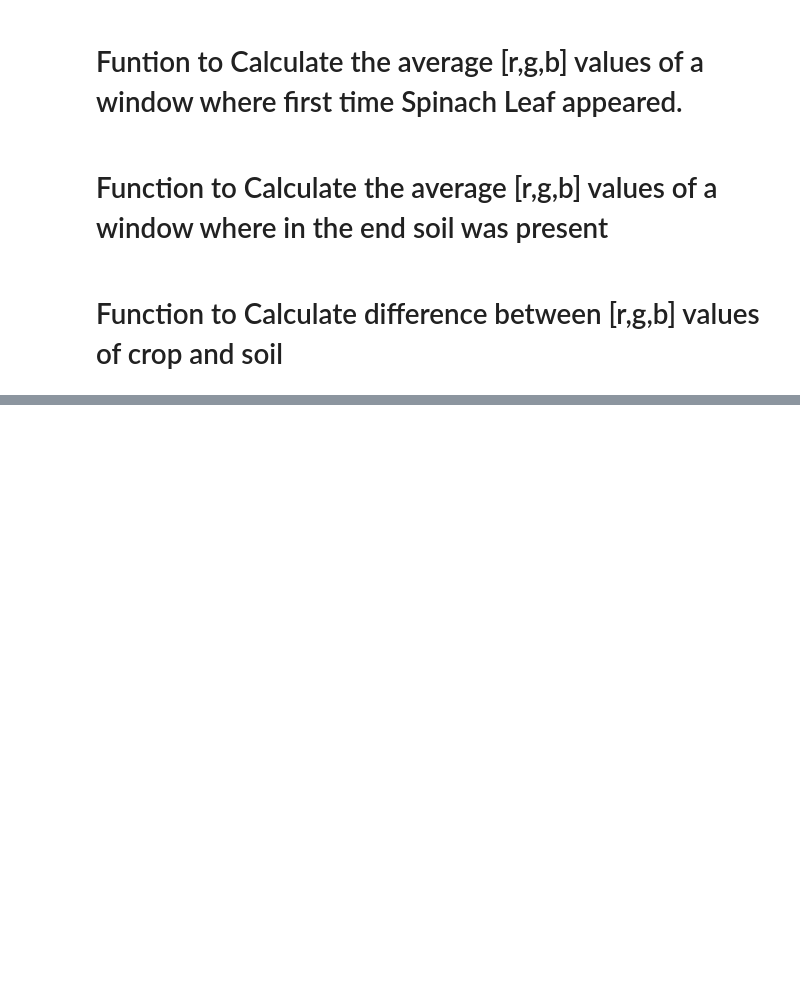
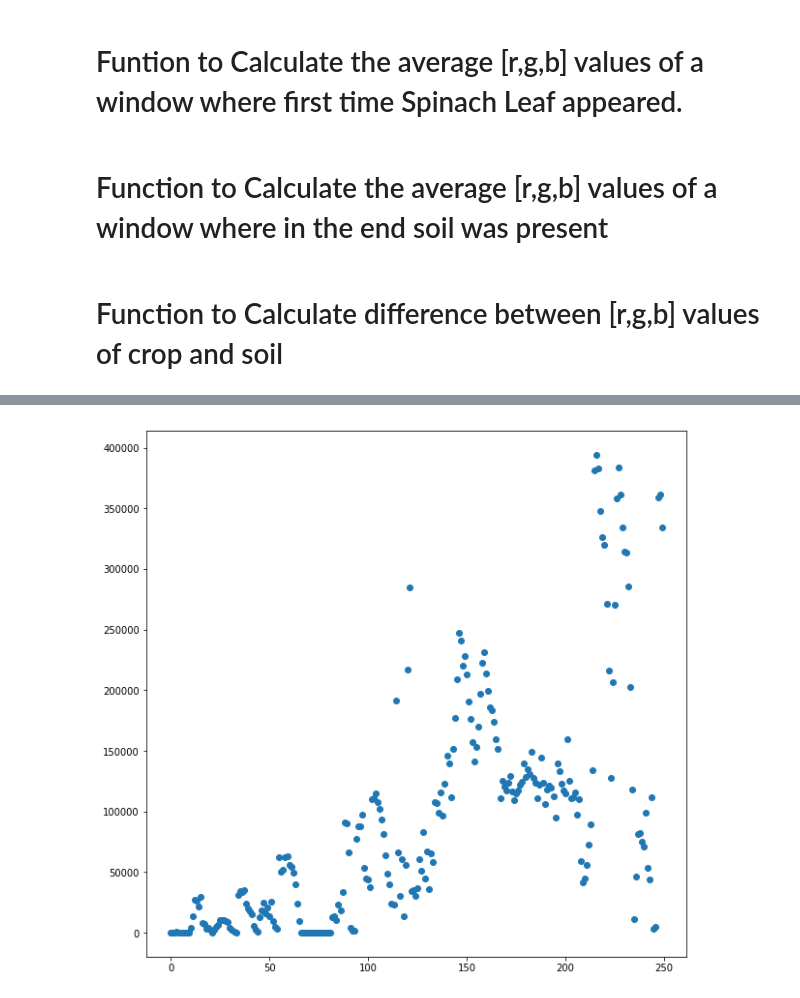
Before and after one commit to vsrandom/Smart-Agriculture, a Jupyter notebook: Predicting_Growth/segmented_images/All_Pixel_Count.ipynb, the cells around one changed output, grey strips where cells are left out. Cells and saved outputs as stored; diff of their text form; code cells hidden in the pictures; blank space fills up the shorter version.

```diff
--- a/Predicting_Growth/segmented_images/All_Pixel_Count.ipynb
+++ b/Predicting_Growth/segmented_images/All_Pixel_Count.ipynb
@@ -217,0 +279,11 @@ df.to_csv('Weather_vs_Pixel_Area.csv')
+# %%
+tx1=np.array(df.Spinach_Area)
+tx2=np.array(df.Potato_Area)
+c=[i for i in range(len(tx1))]
+plt.figure(figsize=(10,10))
+# f.add_subplot(1,2,1)
+plt.scatter(c,tx1)
+# f.add_subplot(1,2,2)
+plt.show()
+# %% [output]
+[figure, added]
```
Also changed, not shown: parts of 9 cells of this notebook, 2 other files.
